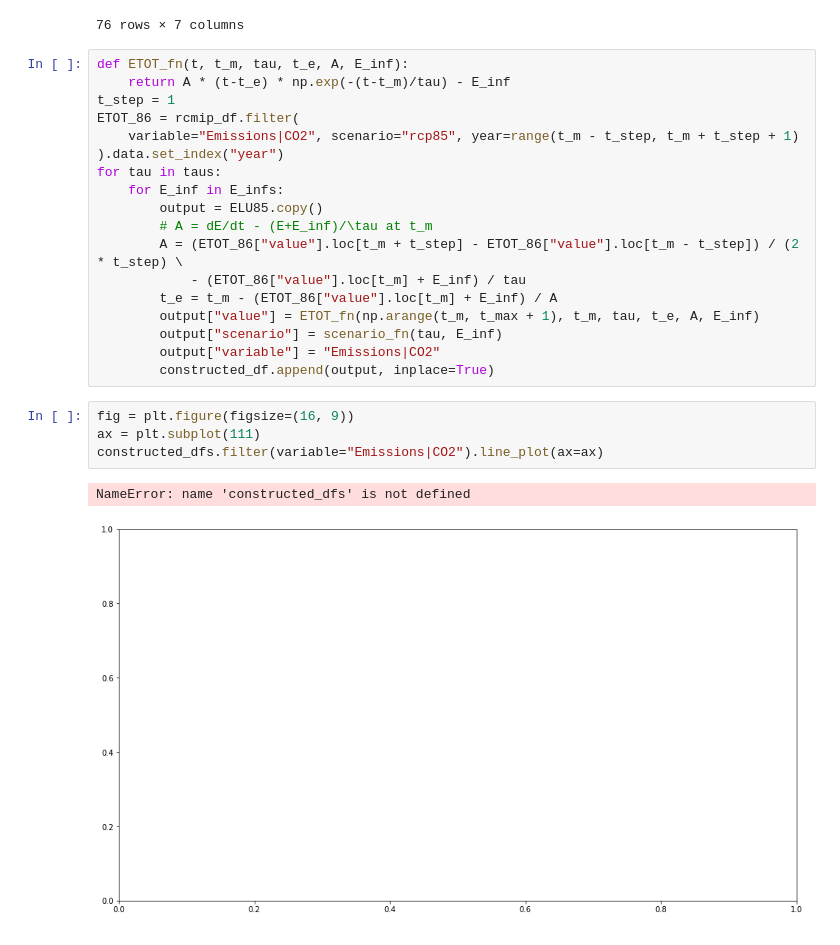
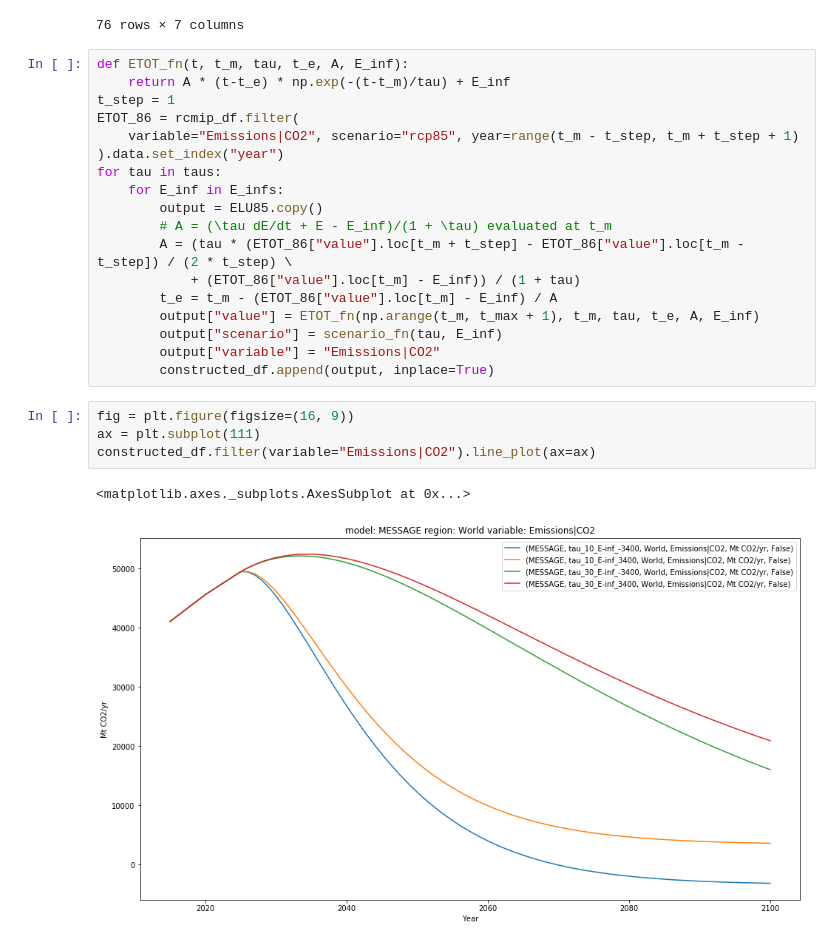
Before and after one commit to GranthamImperial/silicone_examples, a Jupyter notebook: notebooks/Infill_stylised_path.ipynb, the cells around one changed output. Cells and saved outputs as stored; diff of their text form.

```diff
--- a/notebooks/Infill_stylised_path.ipynb
+++ b/notebooks/Infill_stylised_path.ipynb
@@ -140,7 +140,7 @@ ELU85.data
 76 rows × 7 columns
 # %%
 def ETOT_fn(t, t_m, tau, t_e, A, E_inf):
-    return A * (t-t_e) * np.exp(-(t-t_m)/tau) - E_inf
+    return A * (t-t_e) * np.exp(-(t-t_m)/tau) + E_inf
 t_step = 1
 ETOT_86 = rcmip_df.filter(
     variable="Emissions|CO2", scenario="rcp85", year=range(t_m - t_step, t_m + t_step + 1)
@@ -148,10 +148,10 @@ ETOT_86 = rcmip_df.filter(
 for tau in taus:
     for E_inf in E_infs:
         output = ELU85.copy()
-        # A = dE/dt - (E+E_inf)/\tau at t_m
-        A = (ETOT_86["value"].loc[t_m + t_step] - ETOT_86["value"].loc[t_m - t_step]) / (2 * t_step) \
-            - (ETOT_86["value"].loc[t_m] + E_inf) / tau
-        t_e = t_m - (ETOT_86["value"].loc[t_m] + E_inf) / A
+        # A = (\tau dE/dt + E - E_inf)/(1 + \tau) evaluated at t_m
+        A = (tau * (ETOT_86["value"].loc[t_m + t_step] - ETOT_86["value"].loc[t_m - t_step]) / (2 * t_step) \
+            + (ETOT_86["value"].loc[t_m] - E_inf)) / (1 + tau)
+        t_e = t_m - (ETOT_86["value"].loc[t_m] - E_inf) / A
         output["value"] = ETOT_fn(np.arange(t_m, t_max + 1), t_m, tau, t_e, A, E_inf)
         output["scenario"] = scenario_fn(tau, E_inf)
         output["variable"] = "Emissions|CO2"
@@ -159,7 +159,7 @@ for tau in taus:
 # %%
 fig = plt.figure(figsize=(16, 9))
 ax = plt.subplot(111)
-constructed_dfs.filter(variable="Emissions|CO2").line_plot(ax=ax)
+constructed_df.filter(variable="Emissions|CO2").line_plot(ax=ax)
 # %% [output]
-NameError: name 'constructed_dfs' is not defined
+<matplotlib.axes._subplots.AxesSubplot at 0x...>
-[figure, old version]
+[figure, new version]
```
Also changed, not shown: parts of 2 cells of this notebook.
